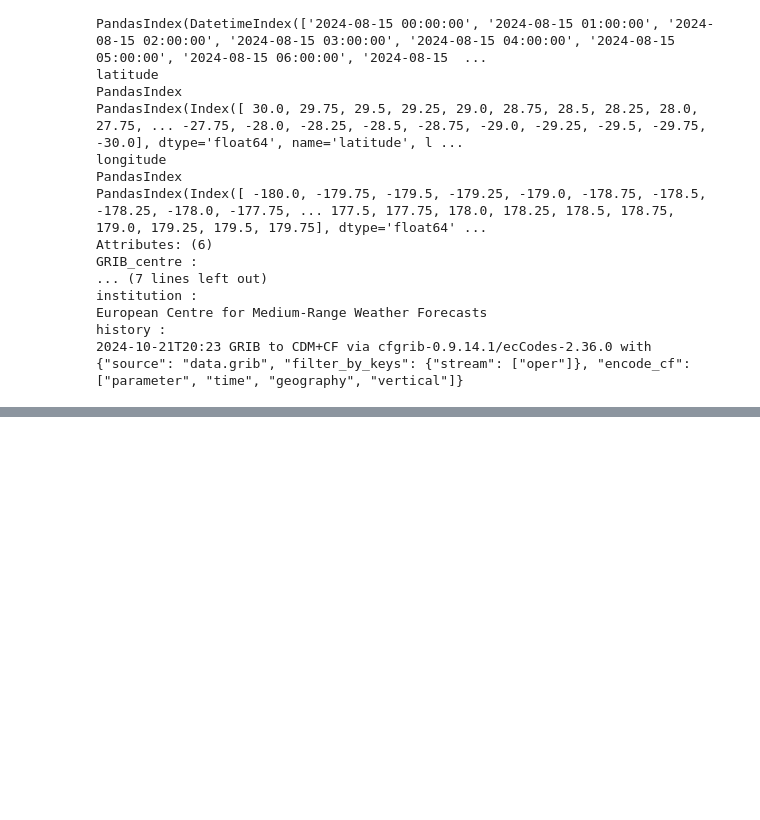
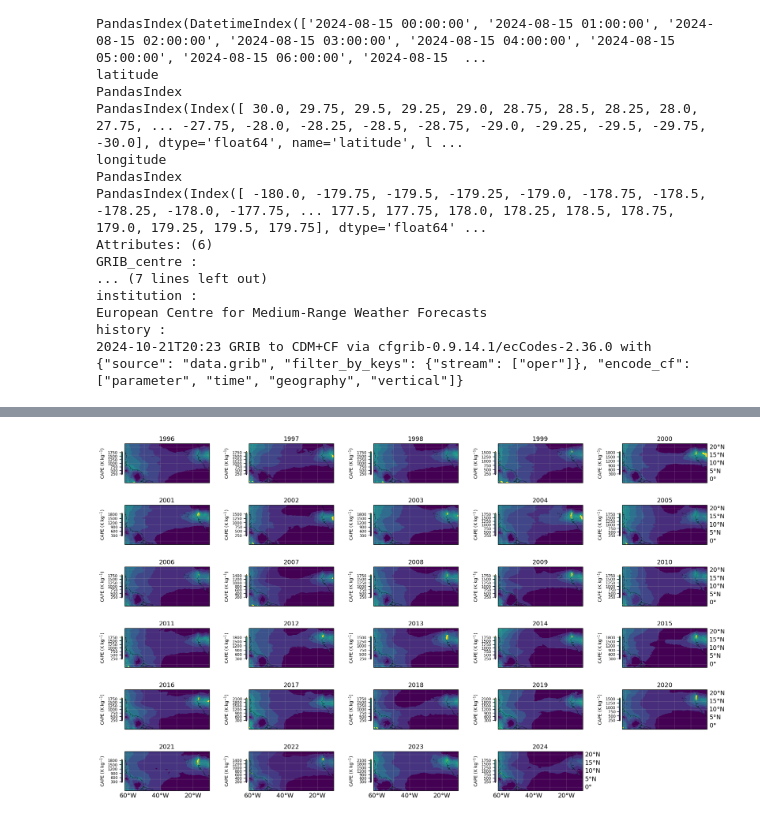
Before and after one commit to allison-wing/PICCOLO, a Jupyter notebook: plot_era5_spatial.ipynb, the cells around one changed output, grey strips where cells are left out. Saved outputs shown, nothing was run; the diff lists cells and outputs as text; code cells hidden in the pictures; blank space fills up the shorter version.

```diff
--- a/plot_era5_spatial.ipynb
+++ b/plot_era5_spatial.ipynb
@@ -164,3 +181,75 @@ institution :
 European Centre for Medium-Range Weather Forecasts
 history :
 2024-10-21T20:23 GRIB to CDM+CF via cfgrib-0.9.14.1/ecCodes-2.36.0 with {"source": "data.grib", "filter_by_keys": {"stream": ["oper"]}, "encode_cf": ["parameter", "time", "geography", "vertical"]}
+# %%
+# For each year, spatial plot of CAPE
+
+fig = plt.figure(figsize = (20, 12))
+gs = gridspec.GridSpec(6, 5, width_ratios=[1, 1, 1, 1, 1])
+
+# Filename base for ERA-5 CAPE data
+filebase_CAPE = "/huracan/tank4/cornell/ORCESTRA/era5/convective_available_potential_energy/"
+
+years = np.arange(1996,2025)  # 1998-2024
+iyear = 0
+for yy in years:
+    # print year
+    print("Processing year:", yy)
+
+    # Load ERA-5 CAPE data
+    file_paths_CAPE_08 = glob.glob(filebase_CAPE + str(yy) + '08/' + "*.nc")
+    file_paths_CAPE_09 = glob.glob(filebase_CAPE + str(yy) + '09/' + "*.nc")
+    file_paths_CAPE = file_paths_CAPE_08 + file_paths_CAPE_09
+    era5_cape = xr.open_mfdataset(file_paths_CAPE,combine='by_coords')
+
+    #Extract for time period of campaign and region
+    cape_yy = era5_cape.sel(latitude=slice(latMax,latMin),longitude=slice(lonMin,lonMax),valid_time=slice(str(yy)+'-'+start_time,str(yy)+'-'+end_time))
+
+    #Take mean over campaign
+    cape_yy_mean = cape_yy.mean(dim='valid_time')
+
+    # Create plot
+    ax1 = fig.add_subplot(gs[iyear],projection=ccrs.PlateCarree())
+    ax1.coastlines(resolution = '50m',alpha=0.5)
+    #ax1.gridlines(draw_labels=True, dms=True, x_inline=False, y_inline=False, alpha = 0.25)
+    gl = ax1.gridlines(crs=ccrs.PlateCarree(),draw_labels=True,linewidth=1,alpha = 0.25)
+    gl.top_labels = False
+    gl.left_labels = False
+    if iyear==25 or iyear==26 or iyear==27 or iyear==28:
+        print(iyear)
+        gl.xlocator = mticker.FixedLocator([-60, -50, -40, -30, -20, -10])
+        gl.xformatter = LONGITUDE_FORMATTER
+        gl.xlabel_style = {'size': 14}
+    else:
+        gl.bottom_labels = False
+    if iyear==4 or iyear==9 or iyear==14 or iyear==19 or iyear==24 or iyear==28:
+        print(iyear)
+        gl.ylocator = mticker.FixedLocator([0, 5, 10, 15, 20])
+        gl.yformatter = LATITUDE_FORMATTER
+        gl.ylabel_style = {'size': 14}
+    else:
+        gl.right_labels = False
+
+    # Plot this years CAPE as filled contours
+    plt.contourf(cape_yy_mean.longitude.values,
+                 cape_yy_mean.latitude.values,
+                 cape_yy_mean.cape.values,
+                 cmap = 'viridis',levels=np.arange(200,2500,500),extend='both')
+
+    cbar=plt.colorbar(location='left',orientation='vertical',shrink = 0.8, pad=0.02)
+    cbar.set_label('CAPE (K kg$^{-1}$)',fontsize=10)
+    cbar.set_ticks(np.arange(200, 2500, 500))
+    cbar.set_ticklabels([f'{x:.0f}' for x in np.arange(200, 2500, 500)],fontsize=18)
+
+    # Set the plot limits and title
+    ax1.set_title(str(yy),size=14)
+    ax1.set_xlim(lonMin, lonMax)
+    ax1.set_ylim(latMin, latMax)
+
+    era5_cape.close()
+    cape_yy.close()
+    iyear=iyear+1
+
+sns.set_context('paper')
+plt.tight_layout()  # Adjust subplots to fit into figure area.
+# %% [output]
@@ -166,0 +273 @@ history :
+[figure, added]
```
Also changed, not shown: parts of 2 cells of this notebook.
